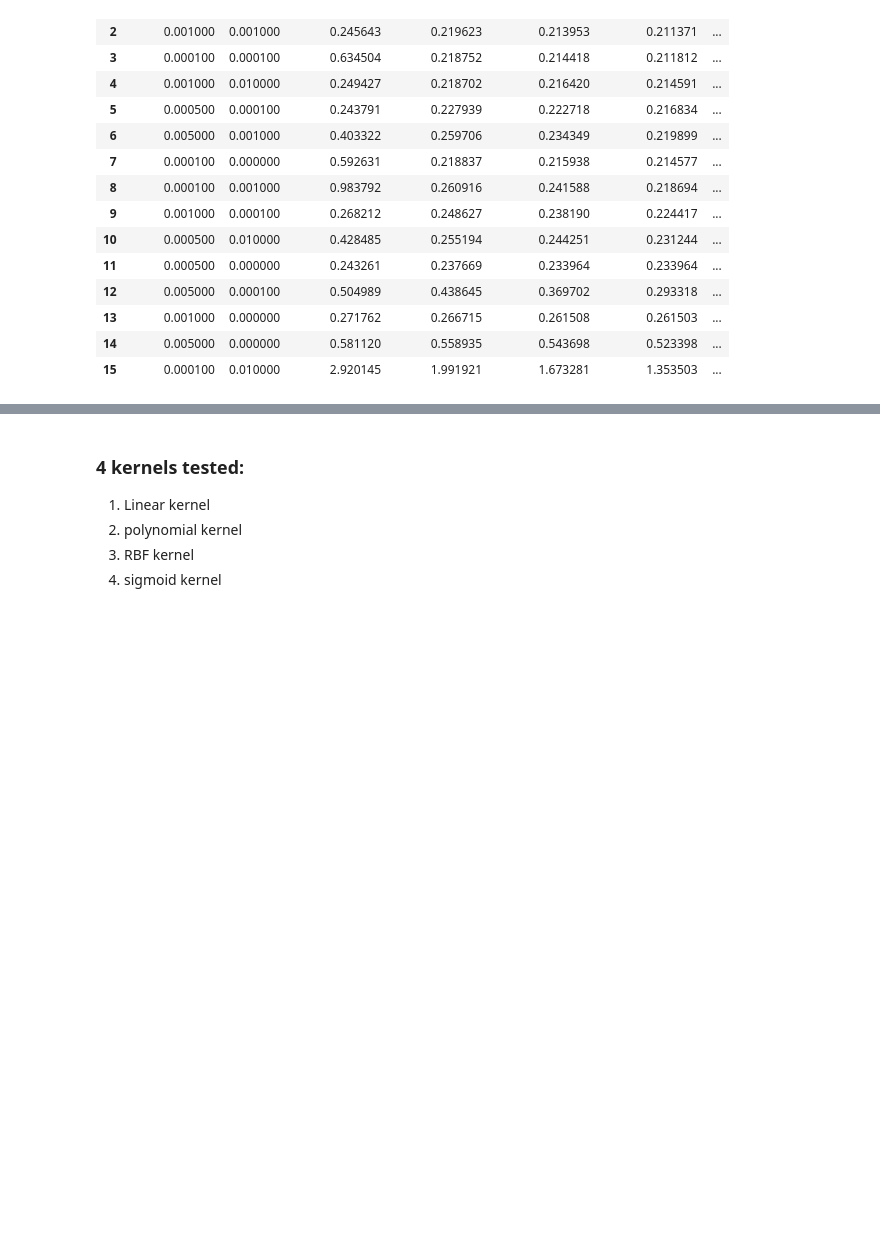
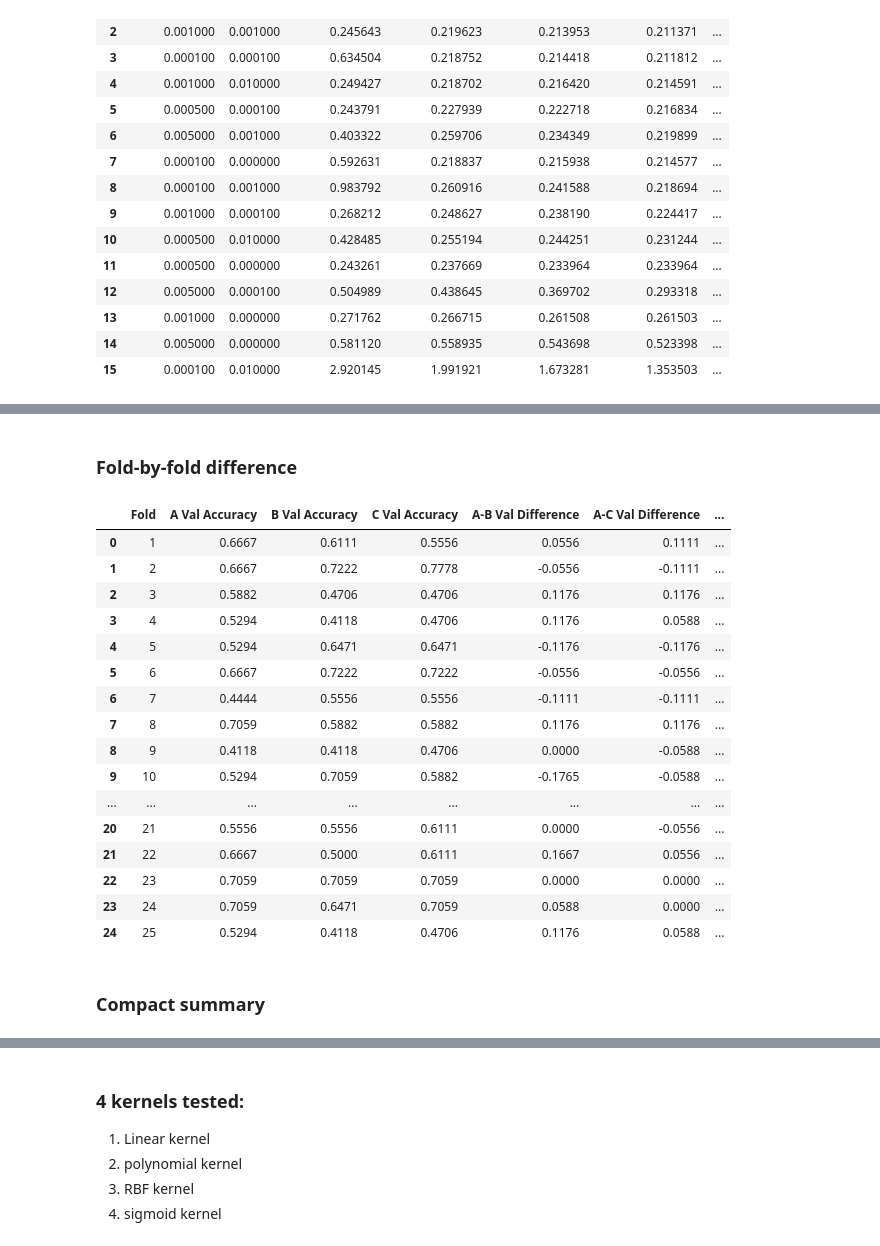
Before and after one commit to danielkwan2004/CG3201, a Jupyter notebook: Project 1/analysis.ipynb, the cells around one changed output, grey strips where cells are left out. Drawn from its saved outputs; the diff is of its cells as text; code cells hidden in the pictures; blank space fills up the shorter version.

```diff
--- a/Project 1/analysis.ipynb
+++ b/Project 1/analysis.ipynb
@@ -2640,0 +3003,78 @@ convergence_display
+# %% [markdown]
+### Fold-by-fold difference
+# %%
+# ============================================================
+# FOLD-BY-FOLD PAIRED DIFFERENCES
+# ============================================================
+
+paired_fold_details = pd.DataFrame({
+
+    "Fold":
+        accuracy_pivot.index,
+
+    "A Val Accuracy":
+        accuracy_pivot[A].values,
+
+    "B Val Accuracy":
+        accuracy_pivot[B].values,
+
+    "C Val Accuracy":
+        accuracy_pivot[C].values,
+
+    "A-B Val Difference":
+        (
+            accuracy_pivot[A]
+            - accuracy_pivot[B]
+        ).values,
+
+    "A-C Val Difference":
+        (
+            accuracy_pivot[A]
+            - accuracy_pivot[C]
+        ).values,
+
+
+    "A Balanced Accuracy":
+        balanced_pivot[A].values,
+
+    "B Balanced Accuracy":
+        balanced_pivot[B].values,
+
+    "C Balanced Accuracy":
+        balanced_pivot[C].values,
+
+    "A-B Balanced Difference":
+        (
+            balanced_pivot[A]
+            - balanced_pivot[B]
+        ).values,
+
+    "A-C Balanced Difference":
+        (
+            balanced_pivot[A]
+            - balanced_pivot[C]
+        ).values
+})
+
+
+paired_fold_details
+# %% [output]
+|  | Fold | A Val Accuracy | B Val Accuracy | C Val Accuracy | A-B Val Difference | A-C Val Difference | ... |
+| 0 | 1 | 0.6667 | 0.6111 | 0.5556 | 0.0556 | 0.1111 | ... |
+| 1 | 2 | 0.6667 | 0.7222 | 0.7778 | -0.0556 | -0.1111 | ... |
+| 2 | 3 | 0.5882 | 0.4706 | 0.4706 | 0.1176 | 0.1176 | ... |
+| 3 | 4 | 0.5294 | 0.4118 | 0.4706 | 0.1176 | 0.0588 | ... |
+| 4 | 5 | 0.5294 | 0.6471 | 0.6471 | -0.1176 | -0.1176 | ... |
+| 5 | 6 | 0.6667 | 0.7222 | 0.7222 | -0.0556 | -0.0556 | ... |
+| 6 | 7 | 0.4444 | 0.5556 | 0.5556 | -0.1111 | -0.1111 | ... |
+| 7 | 8 | 0.7059 | 0.5882 | 0.5882 | 0.1176 | 0.1176 | ... |
+| 8 | 9 | 0.4118 | 0.4118 | 0.4706 | 0.0000 | -0.0588 | ... |
+| 9 | 10 | 0.5294 | 0.7059 | 0.5882 | -0.1765 | -0.0588 | ... |
+| ... | ... | ... | ... | ... | ... | ... | ... |
+| 20 | 21 | 0.5556 | 0.5556 | 0.6111 | 0.0000 | -0.0556 | ... |
+| 21 | 22 | 0.6667 | 0.5000 | 0.6111 | 0.1667 | 0.0556 | ... |
+| 22 | 23 | 0.7059 | 0.7059 | 0.7059 | 0.0000 | 0.0000 | ... |
+| 23 | 24 | 0.7059 | 0.6471 | 0.7059 | 0.0588 | 0.0000 | ... |
+| 24 | 25 | 0.5294 | 0.4118 | 0.4706 | 0.1176 | 0.0588 | ... |
+# %% [markdown]
+### Compact summary
```
Also changed, not shown: parts of 20 cells of this notebook.
